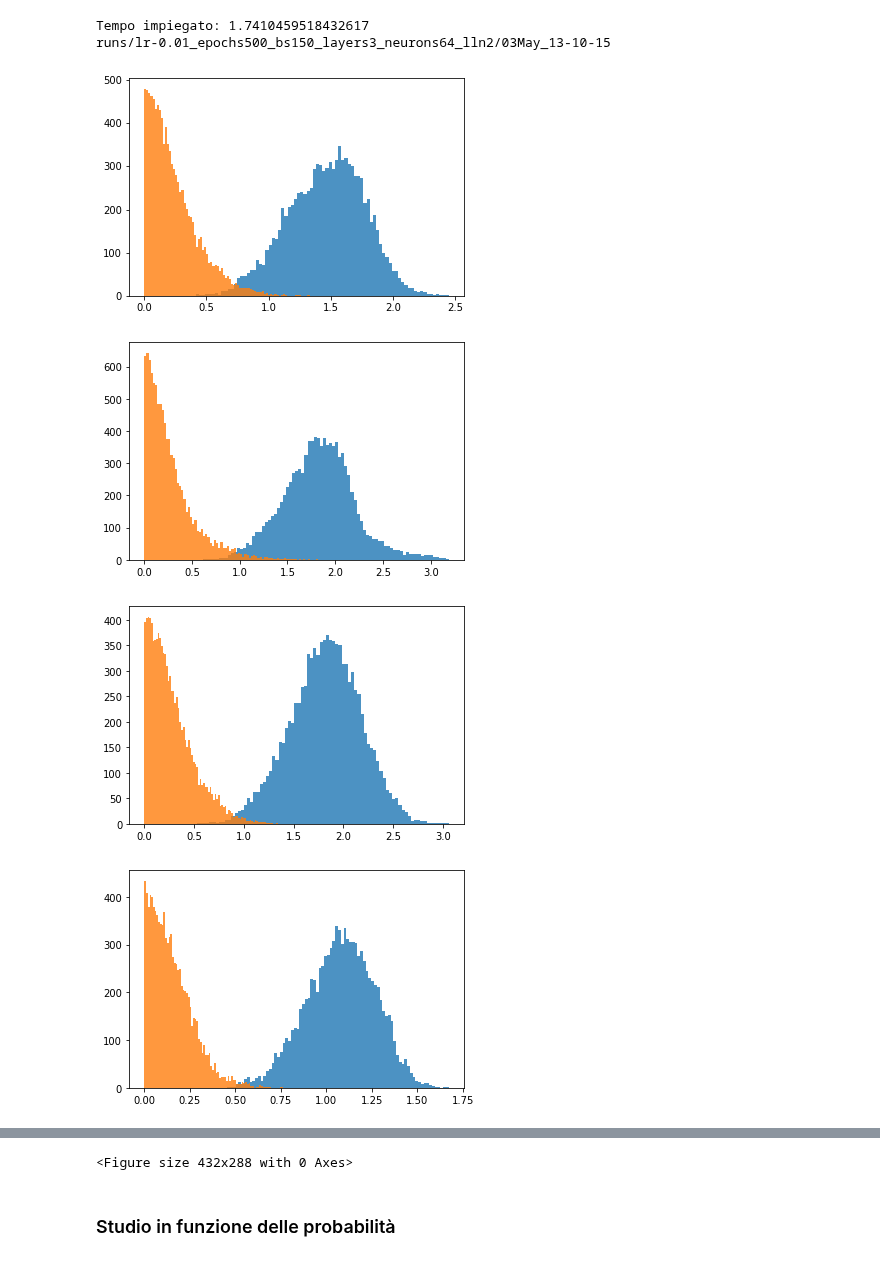
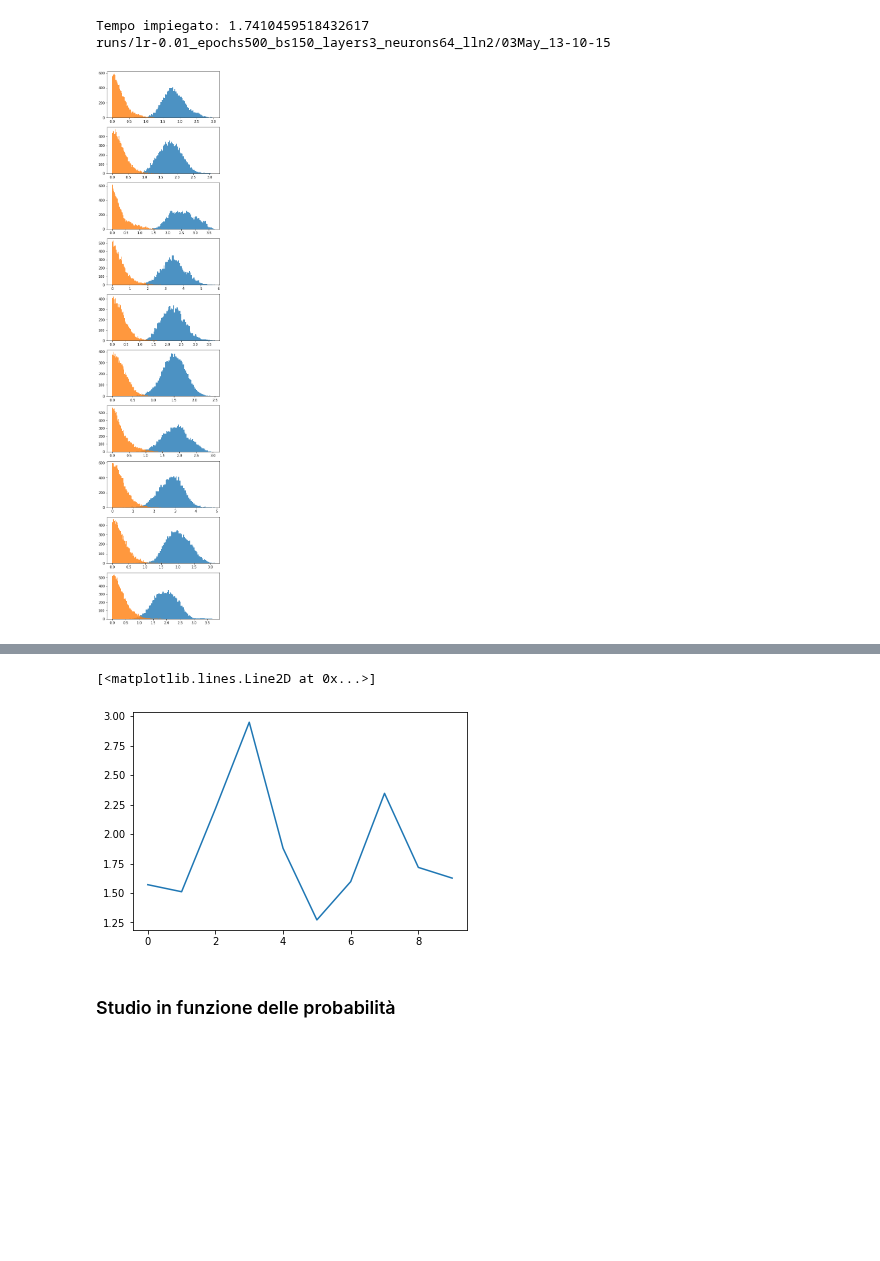
Before and after one commit to dandarm/Embednet, a Jupyter notebook: Distance_vs_r.ipynb, the cells around one changed output, grey strips where cells are left out. Saved outputs shown, nothing was run; the diff lists cells and outputs as text; code cells hidden in the pictures; blank space fills up the shorter version.

```diff
--- a/Distance_vs_r.ipynb
+++ b/Distance_vs_r.ipynb
@@ -40,7 +40,8 @@ def experiment1(p1, p2, N, Num_grafi_per_tipo, learning_rate, epochs, batch_size
                       batch_size=batch_size,
                       layers = layers,
                       neurons=num_neurons,
-                      last_layer_neurons=num_last_neurons)
+                      last_layer_neurons=num_last_neurons,
+                      criterion=torch.nn.CrossEntropyLoss())
     print("Loading Dataset...")
     trainer.load_dataset(dataset_grafi_nx, dataset_labels, percentage_train=percentage_train)
     train_loss_list, test_loss_list = trainer.launch_training()
@@ -71,7 +72,7 @@ num_neurons = 64
 layers = 3
 
 # training parameters
-learning_rate=0.008
+learning_rate=0.01
 epochs=1500
 batch_size=150
 percentage_train=0.7
@@ -211,45 +212,43 @@ Tempo impiegato: 1.7410459518432617
 runs/lr-0.01_epochs500_bs150_layers3_neurons64_lln2/03May_13-10-15
 # %%
 #ord_list_embeddings = sorted(list_embeddings, key=lambda emb: emb.probabilities_ER[0] / emb.probabilities_ER[1])
-
-#fig, axs = plt.subplots(len(list_embeddings), 1, figsize=(20,30)) #,  sharex=True)
+distances = []
+fig, axs = plt.subplots(len(list_embeddings), 1, figsize=(6,30)) #,  sharex=True)
 for i, emb in enumerate(list_embeddings):
 
-    plt.hist(emb.inter_dists, bins=80, alpha=0.8)
-    plt.hist(emb.intra_dists, bins=80, alpha=0.8)
-    plt.show()
+    axs[i].hist(emb.inter_dists, bins=80, alpha=0.8)
+    axs[i].hist(emb.intra_dists, bins=80, alpha=0.8)
+    #axs[i].show()
     #points = emb.inter_dists + emb.intra_dists
     #axs[i].hist(points, bins=100)
 
     mean_intra = np.mean(emb.intra_dists)
     mean_inter = np.mean(emb.inter_dists)
     distance_of_means = mean_inter - mean_intra
+    distances.append(distance_of_means)
 
 
     """
     bins1 = np.linspace(-1, max(emb.inter_dists), 80)
     axs[i][0].hist(emb.inter_dists, bins=80, label=f"Inter-classe distance")
     axs[i][0].set_title('Inter-cluster distance')#(loc="upper right")
 
     bins2 = np.linspace(0.9, 1.0, 80)
     n,b,_ = axs[i][1].hist(emb.intra_dists, bins=80, label=f"Intra-classeb distance")
     axs[i][1].set_title("Intra-cluster distance")#(loc="upper left")
 
     lsx = min(emb.intra_dists)
     ldx = 1.0
     maxb = max(b) #ldx + (ldx-lsx)/10
     axs[i][1].text(maxb, max(n), f"Neurons = {list_last_neurons[i]}", style='italic', fontsize=15,
         bbox={'facecolor': 'red', 'alpha': 0.5, 'pad': 3})
 
     """
     #axs[i][2].plot(emb.test_loss_list)
     #axs[i][2].axis(ymin=0,ymax=1.1)
 
 #plt.tight_layout()
-plt.savefig('distances_embeddings.png')
+plt.savefig('distances_embeddings.jpg')
 #plt.show()
 # %% [output]
-[figure, old version]
+[figure, new version]
-[figure, removed]
-[figure, removed]
-[figure, removed]
@@ -262,4 +255,8 @@ plt.savefig('distances_embeddings.png')
-<Figure size 432x288 with 0 Axes>
+# %%
+plt.plot(distances)
+# %% [output]
+[<matplotlib.lines.Line2D at 0x...>]
+[figure, added]
 # %%
 #em = list_embeddings[0]
 fig, (ax1,ax2) = plt.subplots(1, 2, figsize=(15,2)) #sharex=True)
```
Also changed, not shown: parts of 2 cells of this notebook, 8 other files.
